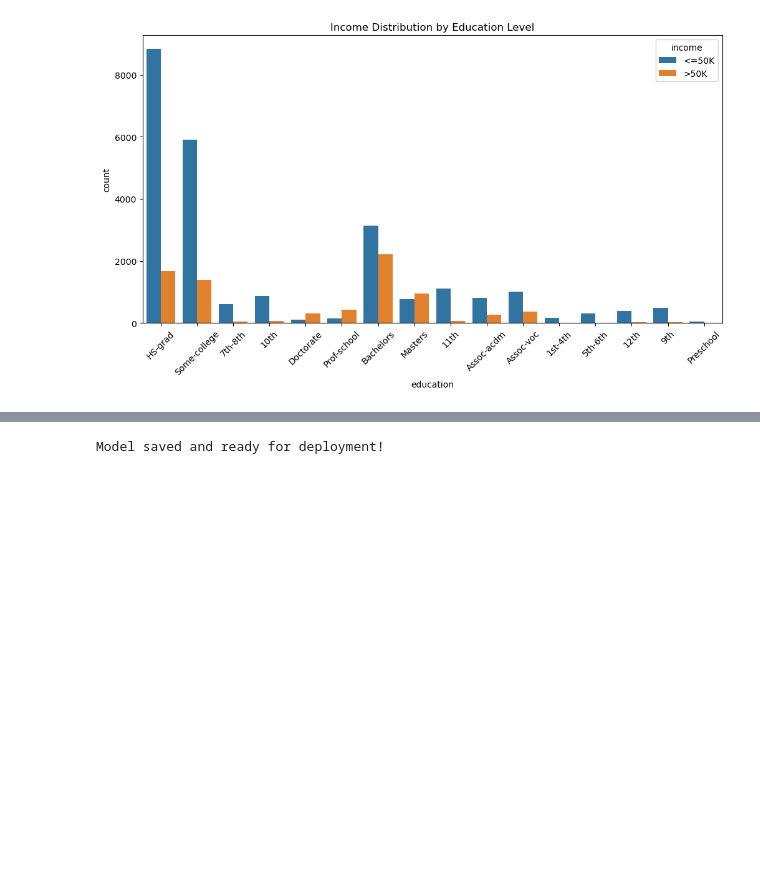
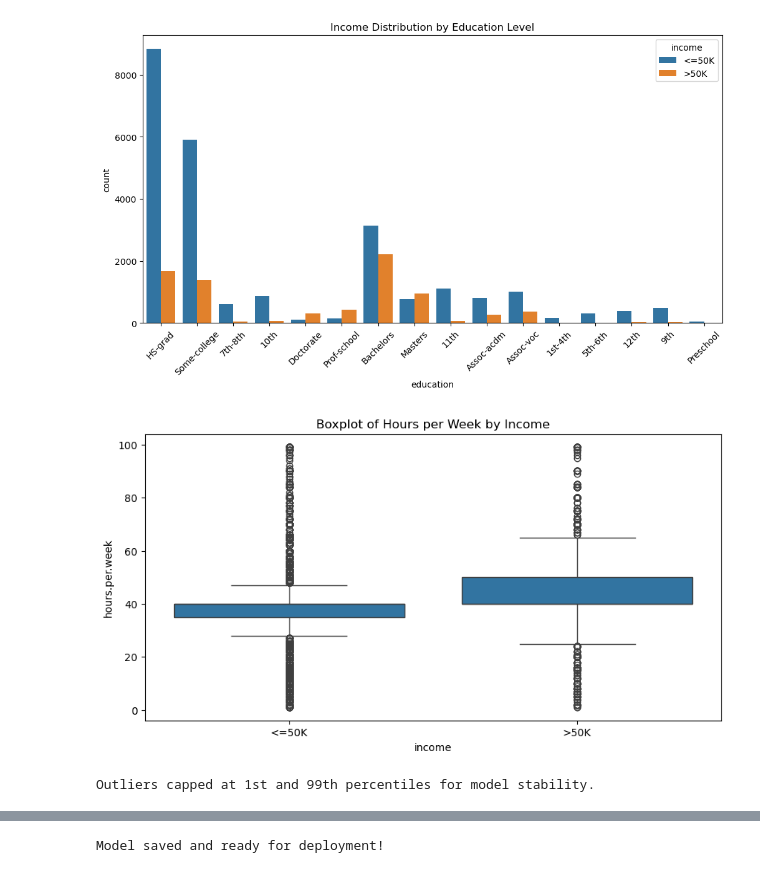
Before and after one commit to mxnishaa/mldp, a Jupyter notebook: test.ipynb, the cells around one changed output, grey strips where cells are left out. Saved outputs shown, nothing was run; the diff lists cells and outputs as text; code cells hidden in the pictures; blank space fills up the shorter version.

```diff
--- a/test.ipynb
+++ b/test.ipynb
@@ -107,3 +107,29 @@ plt.title("Income Distribution by Education Level")
 plt.show()
 # %% [output]
 [figure]
+# %%
+# 3. Boxplot: Hours per week by Income (To visualize outliers)
+plt.figure(figsize=(10, 5))
+sns.boxplot(data=df, x='income', y='hours.per.week')
+plt.title("Boxplot of Hours per Week by Income")
+plt.show()
+# %% [output]
+[figure, added]
+# %%
+# --- Handling Outliers (Replacing values)---
+# Justification: Extreme values in capital gain and hours worked can pull the
+# Logistic Regression decision boundary significantly, leading to poor generalization.
+# We cap at the 99th percentile to retain the 'signal' of high earners while
+# removing the 'noise' of extreme outliers.
+
+num_cols = ['age', 'hours.per.week', 'capital.gain', 'capital.loss']
+for col in num_cols:
+    upper_limit = df[col].quantile(0.99)
+    lower_limit = df[col].quantile(0.01)
+    # Cap upper and floor lower
+    df[col] = np.where(df[col] > upper_limit, upper_limit, df[col])
+    df[col] = np.where(df[col] < lower_limit, lower_limit, df[col])
+
+print("Outliers capped at 1st and 99th percentiles for model stability.")
+# %% [output]
+Outliers capped at 1st and 99th percentiles for model stability.
```
Also changed, not shown: parts of 14 cells of this notebook.
